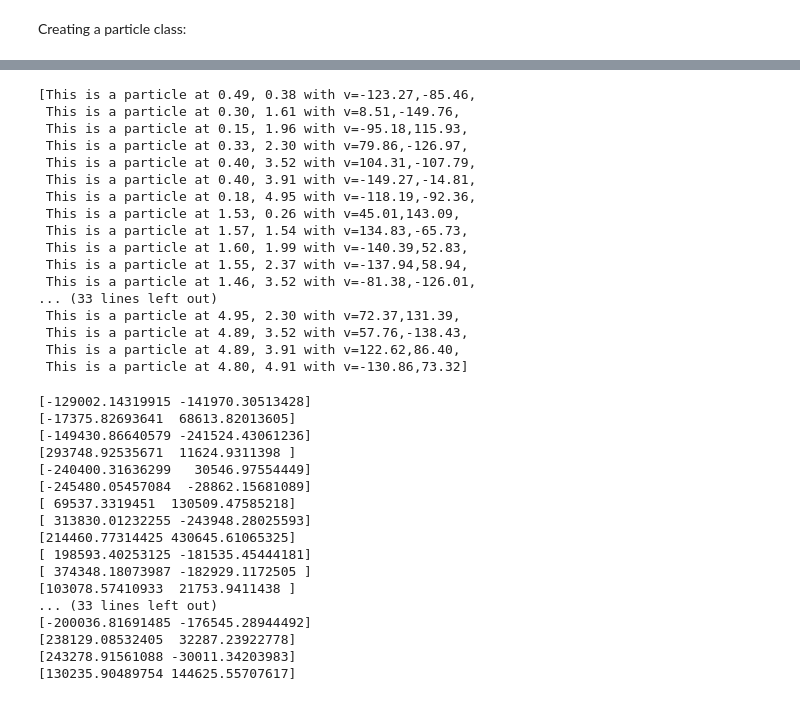
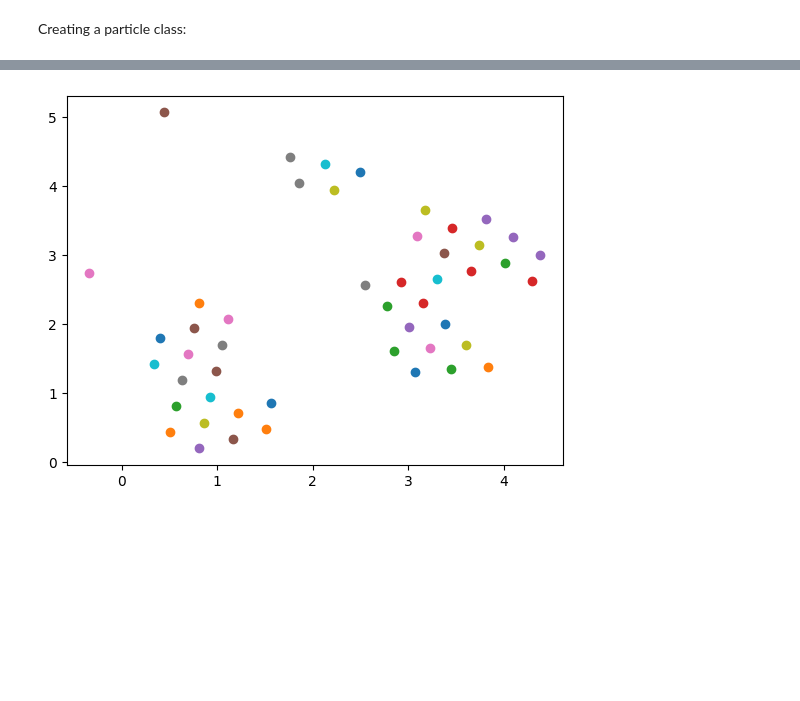
Before and after one commit to JONNeKK/ccs, a Jupyter notebook: week_3/week_3.ipynb, the cells around one changed output, grey strips where cells are left out. Cells and saved outputs as stored; diff of their text form; code cells hidden in the pictures; blank space fills up the shorter version.

```diff
--- a/week_3/week_3.ipynb
+++ b/week_3/week_3.ipynb
@@ -656,41 +710,8 @@ for i in range(len(sim.box.particles)):
-# %%
-sim.box.particles
-# %% [output]
-[This is a particle at 0.49, 0.38 with v=-123.27,-85.46,
- This is a particle at 0.30, 1.61 with v=8.51,-149.76,
- This is a particle at 0.15, 1.96 with v=-95.18,115.93,
- This is a particle at 0.33, 2.30 with v=79.86,-126.97,
- This is a particle at 0.40, 3.52 with v=104.31,-107.79,
- This is a particle at 0.40, 3.91 with v=-149.27,-14.81,
- This is a particle at 0.18, 4.95 with v=-118.19,-92.36,
- This is a particle at 1.53, 0.26 with v=45.01,143.09,
- This is a particle at 1.57, 1.54 with v=134.83,-65.73,
- This is a particle at 1.60, 1.99 with v=-140.39,52.83,
- This is a particle at 1.55, 2.37 with v=-137.94,58.94,
- This is a particle at 1.46, 3.52 with v=-81.38,-126.01,
-... (33 lines left out)
- This is a particle at 4.95, 2.30 with v=72.37,131.39,
- This is a particle at 4.89, 3.52 with v=57.76,-138.43,
- This is a particle at 4.89, 3.91 with v=122.62,86.40,
- This is a particle at 4.80, 4.91 with v=-130.86,73.32]
+# %%
+for i in range(len(sim.box.particles)):
+    plt.scatter(sim.box.particles[i].pos[0],sim.box.particles[i].pos[1])
+# %% [output]
+[figure, added]
 # %%
-sim.run('lennard-jones')
+#sim.run('lennard-jones')
 #sim.run()
-# %% [output]
-[-129002.14319915 -141970.30513428]
-[-17375.82693641  68613.82013605]
-[-149430.86640579 -241524.43061236]
-[293748.92535671  11624.9311398 ]
-[-240400.31636299   30546.97554449]
-[-245480.05457084  -28862.15681089]
-[ 69537.3319451  130509.47585218]
-[ 313830.01232255 -243948.28025593]
-[214460.77314425 430645.61065325]
-[ 198593.40253125 -181535.45444181]
-[ 374348.18073987 -182929.1172505 ]
-[103078.57410933  21753.9411438 ]
-... (33 lines left out)
-[-200036.81691485 -176545.28944492]
-[238129.08532405  32287.23922778]
-[243278.91561088 -30011.34203983]
-[130235.90489754 144625.55707617]
```
Also changed, not shown: parts of 11 cells of this notebook.
